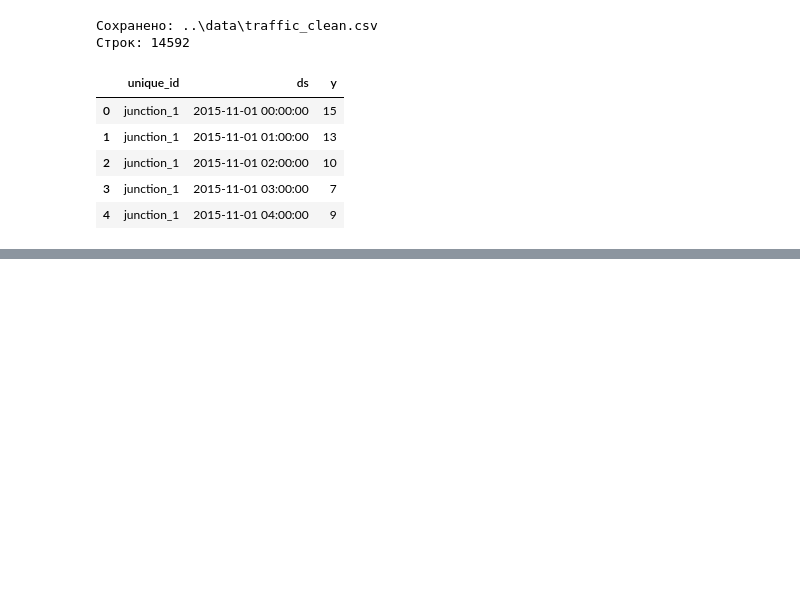
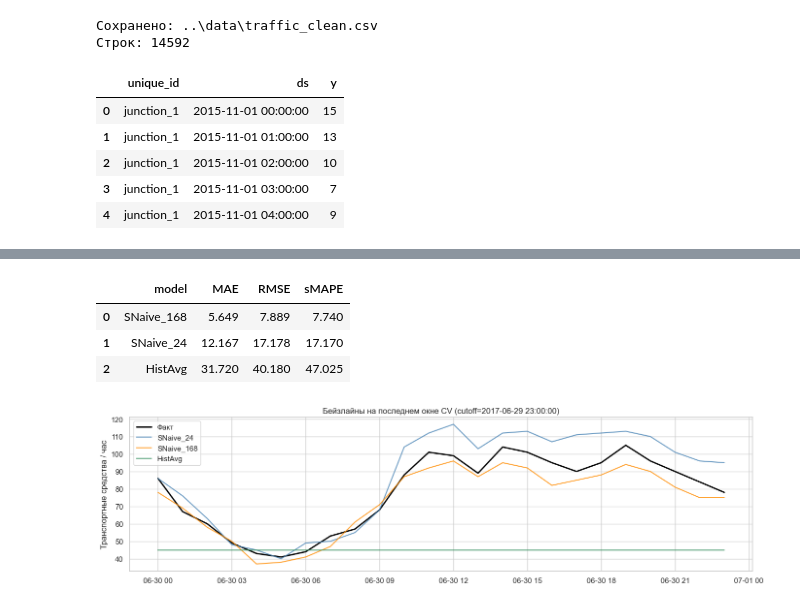
Before and after one commit to AinurGalimzyanov/TrafficForecasting, a Jupyter notebook: notebooks/analysis.ipynb, the cells around one changed output, grey strips where cells are left out. Saved outputs shown, nothing was run; the diff lists cells and outputs as text; code cells hidden in the pictures; blank space fills up the shorter version.

Commit message:
Статистика: бейзлайны SeasonalNaive(24/168) и HistoricAverage через StatsForecast

```diff
--- a/notebooks/analysis.ipynb
+++ b/notebooks/analysis.ipynb
@@ -372,0 +438,48 @@ clean.head()
+# %%
+# Функции метрик - будут использоваться во всех разделах
+def mae(y_true, y_pred):
+    return float(np.mean(np.abs(y_true - y_pred)))
+
+def rmse(y_true, y_pred):
+    return float(np.sqrt(np.mean((y_true - y_pred) ** 2)))
+
+def smape(y_true, y_pred):
+    denom = (np.abs(y_true) + np.abs(y_pred)) / 2.0
+    denom = np.where(denom == 0, 1e-9, denom)
+    return float(np.mean(np.abs(y_true - y_pred) / denom) * 100)
+
+def score_cv(cv_df, model_cols):
+    rows = []
+    for m in model_cols:
+        rows.append({
+            'model': m,
+            'MAE':   round(mae(cv_df['y'].values,  cv_df[m].values), 3),
+            'RMSE':  round(rmse(cv_df['y'].values, cv_df[m].values), 3),
+            'sMAPE': round(smape(cv_df['y'].values, cv_df[m].values), 3),
+        })
+    return pd.DataFrame(rows).sort_values('MAE').reset_index(drop=True)
+
+baseline_cols = ['SNaive_24', 'SNaive_168', 'HistAvg']
+scores_base = score_cv(cv_base, baseline_cols)
+scores_base
+# %% [output]
+|  | model | MAE | RMSE | sMAPE |
+| 0 | SNaive_168 | 5.649 | 7.889 | 7.740 |
+| 1 | SNaive_24 | 12.167 | 17.178 | 17.170 |
+| 2 | HistAvg | 31.720 | 40.180 | 47.025 |
+# %%
+# Визуализация прогнозов на последнем окне CV
+last_cutoff = cv_base['cutoff'].max()
+last_window = cv_base[cv_base['cutoff'] == last_cutoff].copy()
+
+fig, ax = plt.subplots(figsize=(14, 4))
+ax.plot(last_window['ds'], last_window['y'], label='Факт', color='black', linewidth=2)
+for m, color in zip(baseline_cols, ['steelblue', 'darkorange', 'seagreen']):
+    ax.plot(last_window['ds'], last_window[m], label=m, color=color, alpha=0.8)
+ax.set_title(f'Бейзлайны на последнем окне CV (cutoff={last_cutoff})')
+ax.set_ylabel('Транспортные средства / час')
+ax.legend()
+plt.tight_layout()
+plt.show()
+# %% [output]
+[figure, added]
```
Also changed, not shown: parts of 5 cells of this notebook.
